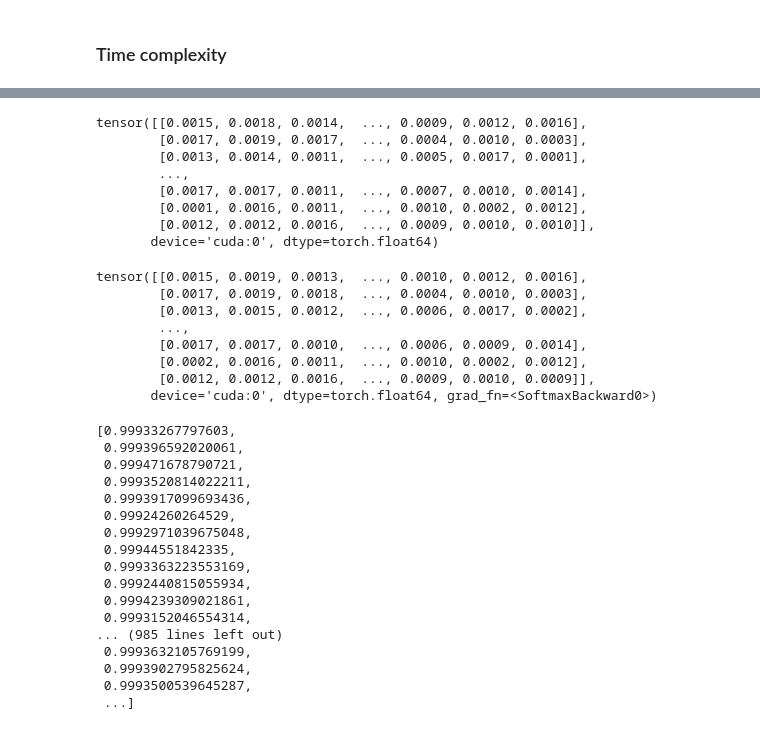
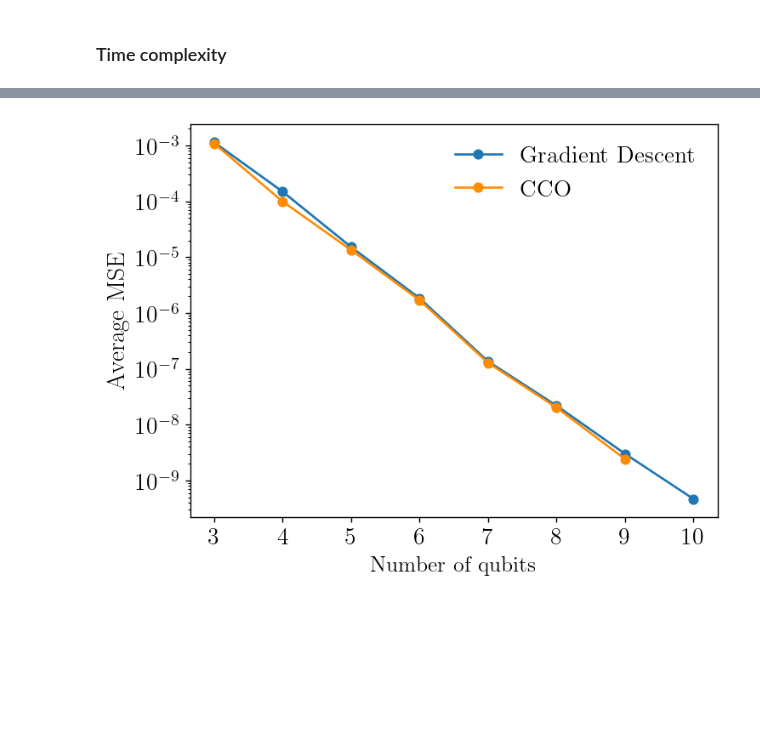
Before and after one commit to amanuelanteneh/gd-qdt, a Jupyter notebook: notebooks/DV/dv_time_comp.ipynb, the cells around one changed output, grey strips where cells are left out. Drawn from its saved outputs; the diff is of its cells as text; code cells hidden in the pictures; blank space fills up the shorter version.

```diff
--- a/notebooks/DV/dv_time_comp.ipynb
+++ b/notebooks/DV/dv_time_comp.ipynb
@@ -215,42 +232,20 @@ plt.show();
-# %%
-print(true_povm)
-# %% [output]
-tensor([[0.0015, 0.0018, 0.0014,  ..., 0.0009, 0.0012, 0.0016],
-        [0.0017, 0.0019, 0.0017,  ..., 0.0004, 0.0010, 0.0003],
-        [0.0013, 0.0014, 0.0011,  ..., 0.0005, 0.0017, 0.0001],
-        ...,
-        [0.0017, 0.0017, 0.0011,  ..., 0.0007, 0.0010, 0.0014],
-        [0.0001, 0.0016, 0.0011,  ..., 0.0010, 0.0002, 0.0012],
-        [0.0012, 0.0012, 0.0016,  ..., 0.0009, 0.0010, 0.0010]],
-       device='cuda:0', dtype=torch.float64)
-# %%
-print(Pi)
-# %% [output]
-tensor([[0.0015, 0.0019, 0.0013,  ..., 0.0010, 0.0012, 0.0016],
-        [0.0017, 0.0019, 0.0018,  ..., 0.0004, 0.0010, 0.0003],
-        [0.0013, 0.0015, 0.0012,  ..., 0.0006, 0.0017, 0.0002],
-        ...,
-        [0.0017, 0.0017, 0.0010,  ..., 0.0006, 0.0009, 0.0014],
-        [0.0002, 0.0016, 0.0011,  ..., 0.0010, 0.0002, 0.0012],
-        [0.0012, 0.0012, 0.0016,  ..., 0.0009, 0.0010, 0.0009]],
-       device='cuda:0', dtype=torch.float64, grad_fn=<SoftmaxBackward0>)
-# %%
-[ diag_povm_fidelity(th.diag(Pi[:, i]), true_povm[:, i]) for i in range(true_povm.shape[1]) ]
-# %% [output]
-[0.99933267797603,
- 0.999396592020061,
- 0.999471678790721,
- 0.9993520814022211,
- 0.9993917099693436,
- 0.99924260264529,
- 0.9992971039675048,
- 0.99944551842335,
- 0.9993363223553169,
- 0.9992440815055934,
- 0.9994239309021861,
- 0.9993152046554314,
-... (985 lines left out)
- 0.9993632105769199,
- 0.9993902795825624,
- 0.9993500539645287,
- ...]
+# %%
+arr = np.array(avg_frobs_gd_sample)
+mean = arr.mean(axis=1)
+lower = mean - np.std(arr, axis=1)
+upper = mean + np.std(arr, axis=1)
+
+plt.plot(num_qubits_list, mean, color='C0', label=r'\textrm{Gradient Descent}', marker="o")
+plt.fill_between(num_qubits_list, lower, upper, color='C0', alpha=0.3)
+plt.plot(num_qubits_list[:len(avg_frobs_cco)], avg_frobs_cco, label=r'\textrm{CCO}', marker="o", color="darkorange")
+
+plt.xlabel(r"\textrm{Number of qubits}", fontsize=15)
+plt.xticks(num_qubits_list)
+plt.ylabel(r"$\textrm{Average MSE}$", fontsize=17.0)
+
+plt.yscale("log")
+
+plt.legend(fancybox=True, ncol=1, frameon=False)
+plt.show();
+# %% [output]
+[figure, added]
```
Also changed, not shown: parts of 7 cells of this notebook, 32 other files.
